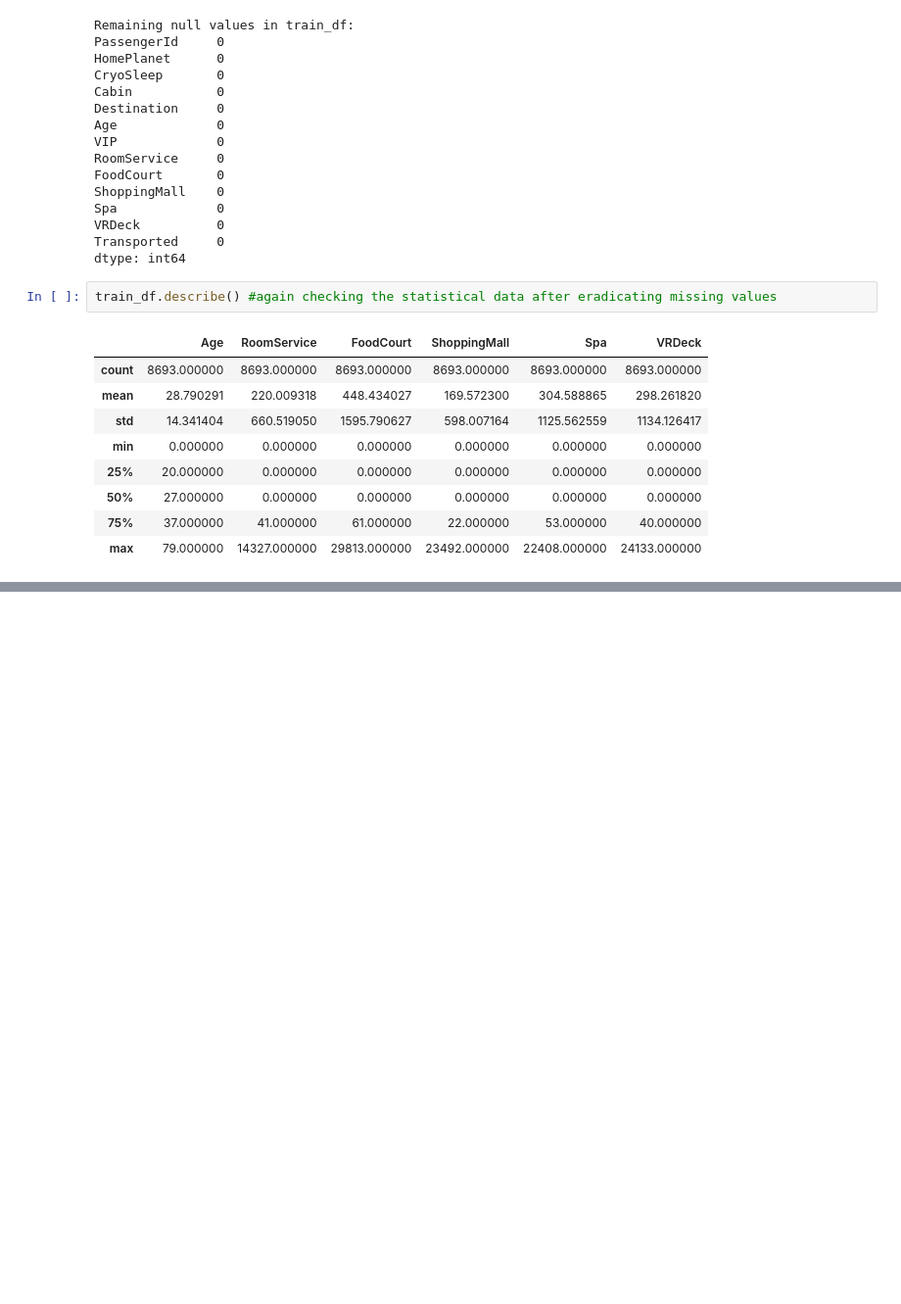
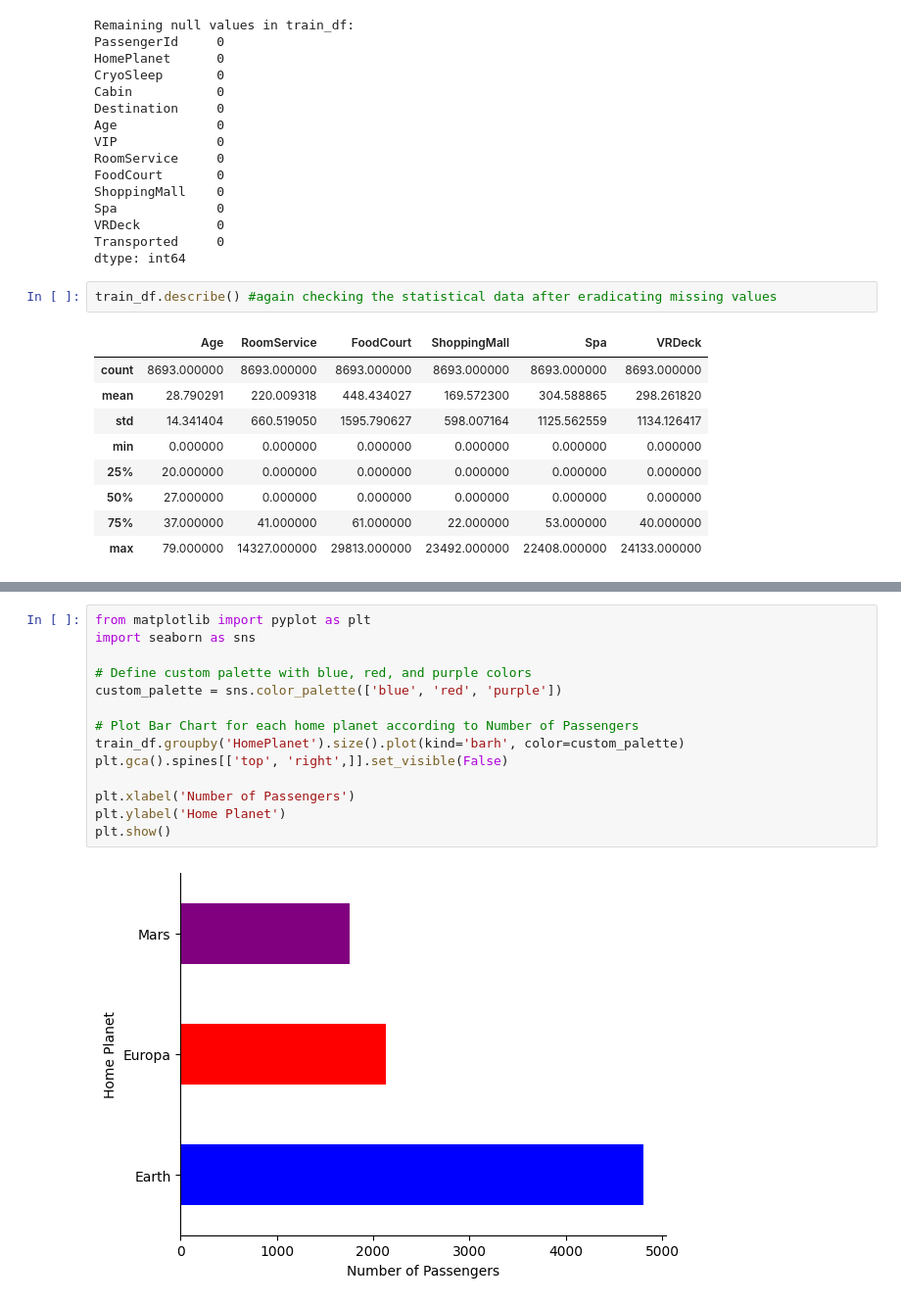
Before and after one commit to 7PAM2015-0105-2023-TEAM17/Kaggle-Challenge-Team-17, a Jupyter notebook: kaggle_Challenge_TEAM_17.ipynb, the cells around one changed output, grey strips where cells are left out. Shown at 98% size. Saved outputs shown, nothing was run; the diff lists cells and outputs as text; blank space fills up the shorter version.

```diff
--- a/kaggle_Challenge_TEAM_17.ipynb
+++ b/kaggle_Challenge_TEAM_17.ipynb
@@ -166,0 +189,16 @@ train_df.describe() #again checking the statistical data after eradicating missi
+# %%
+from matplotlib import pyplot as plt
+import seaborn as sns
+
+# Define custom palette with blue, red, and purple colors
+custom_palette = sns.color_palette(['blue', 'red', 'purple'])
+
+# Plot Bar Chart for each home planet according to Number of Passengers
+train_df.groupby('HomePlanet').size().plot(kind='barh', color=custom_palette)
+plt.gca().spines[['top', 'right',]].set_visible(False)
+
+plt.xlabel('Number of Passengers')
+plt.ylabel('Home Planet')
+plt.show()
+# %% [output]
+[figure, added]
```
Also changed, not shown: parts of 6 cells of this notebook.
